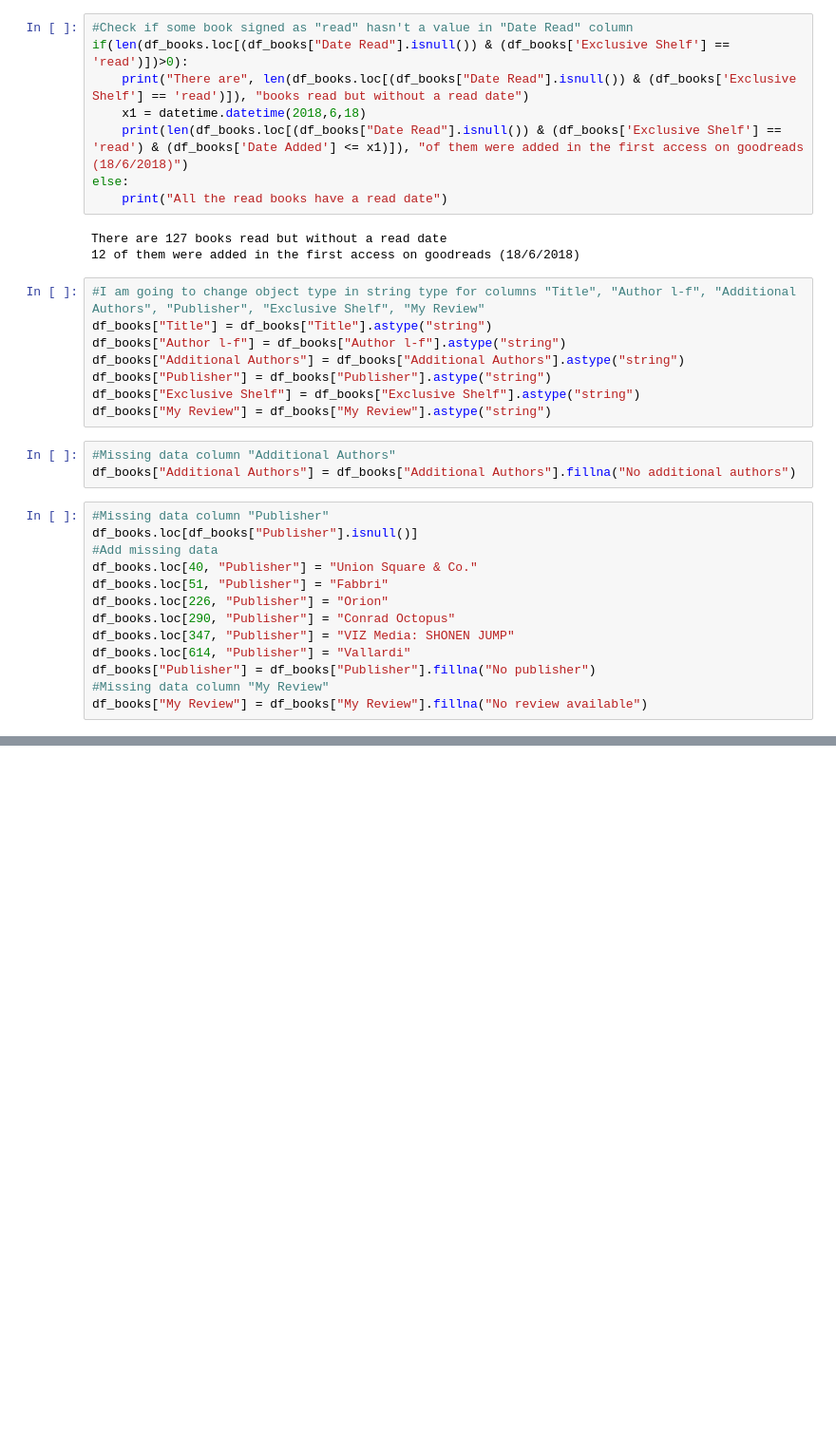
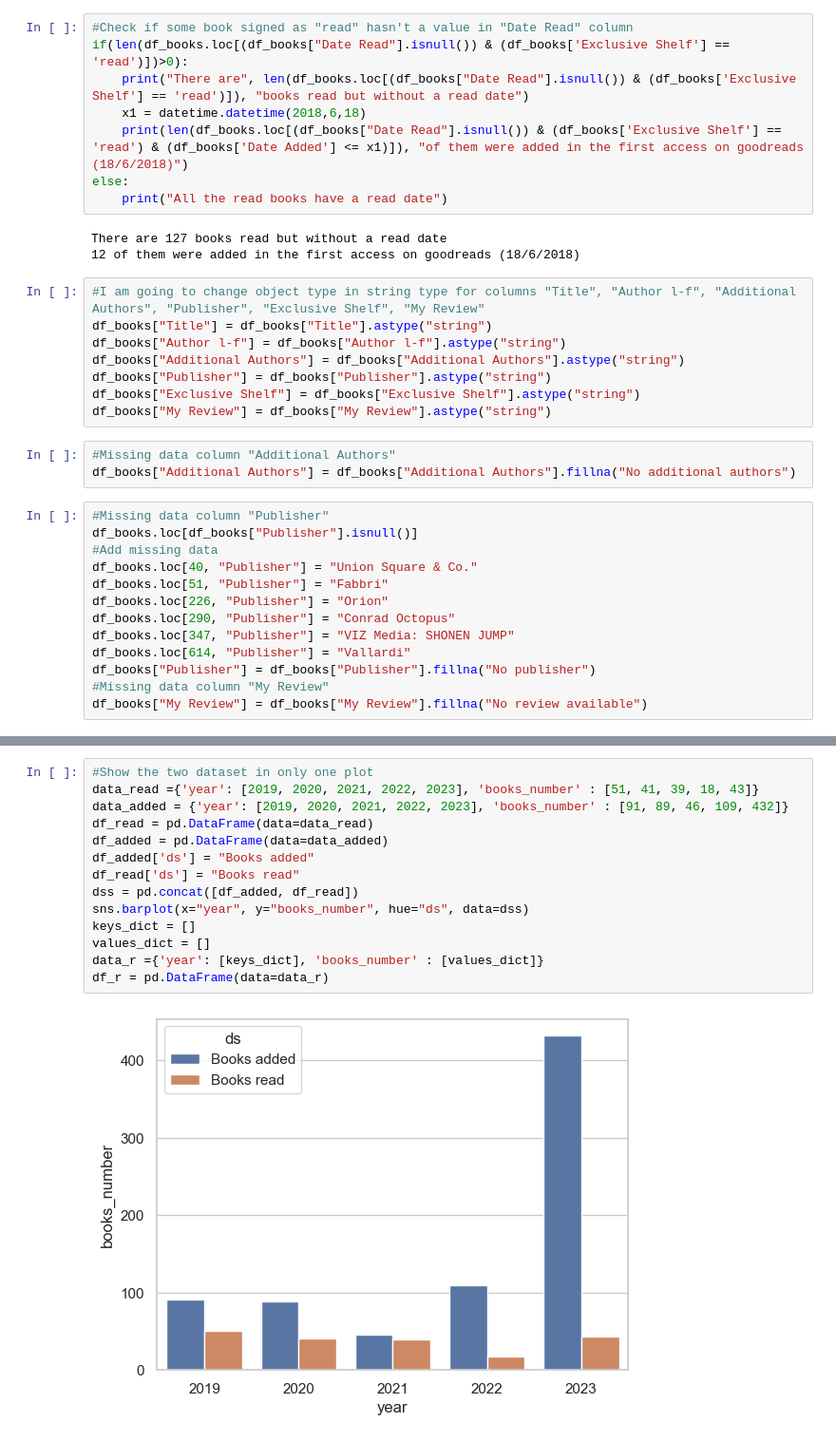
Before and after one commit to emmedibi/ReadingDataAnalysis, a Jupyter notebook: ReadingAnalysis.ipynb, the cells around one changed output, grey strips where cells are left out. Shown at 95% size. Cells and saved outputs as stored; diff of their text form; blank space fills up the shorter version.

```diff
--- a/ReadingAnalysis.ipynb
+++ b/ReadingAnalysis.ipynb
@@ -361,0 +450,16 @@ sns.lineplot(data=dict_books_added, linewidth=1)
+# %%
+#Show the two dataset in only one plot
+data_read ={'year': [2019, 2020, 2021, 2022, 2023], 'books_number' : [51, 41, 39, 18, 43]}
+data_added = {'year': [2019, 2020, 2021, 2022, 2023], 'books_number' : [91, 89, 46, 109, 432]}
+df_read = pd.DataFrame(data=data_read)
+df_added = pd.DataFrame(data=data_added)
+df_added['ds'] = "Books added"
+df_read['ds'] = "Books read"
+dss = pd.concat([df_added, df_read])
+sns.barplot(x="year", y="books_number", hue="ds", data=dss)
+keys_dict = []
+values_dict = []
+data_r ={'year': [keys_dict], 'books_number' : [values_dict]}
+df_r = pd.DataFrame(data=data_r)
+# %% [output]
+[figure, added]
```
Also changed, not shown: parts of 24 cells of this notebook.
